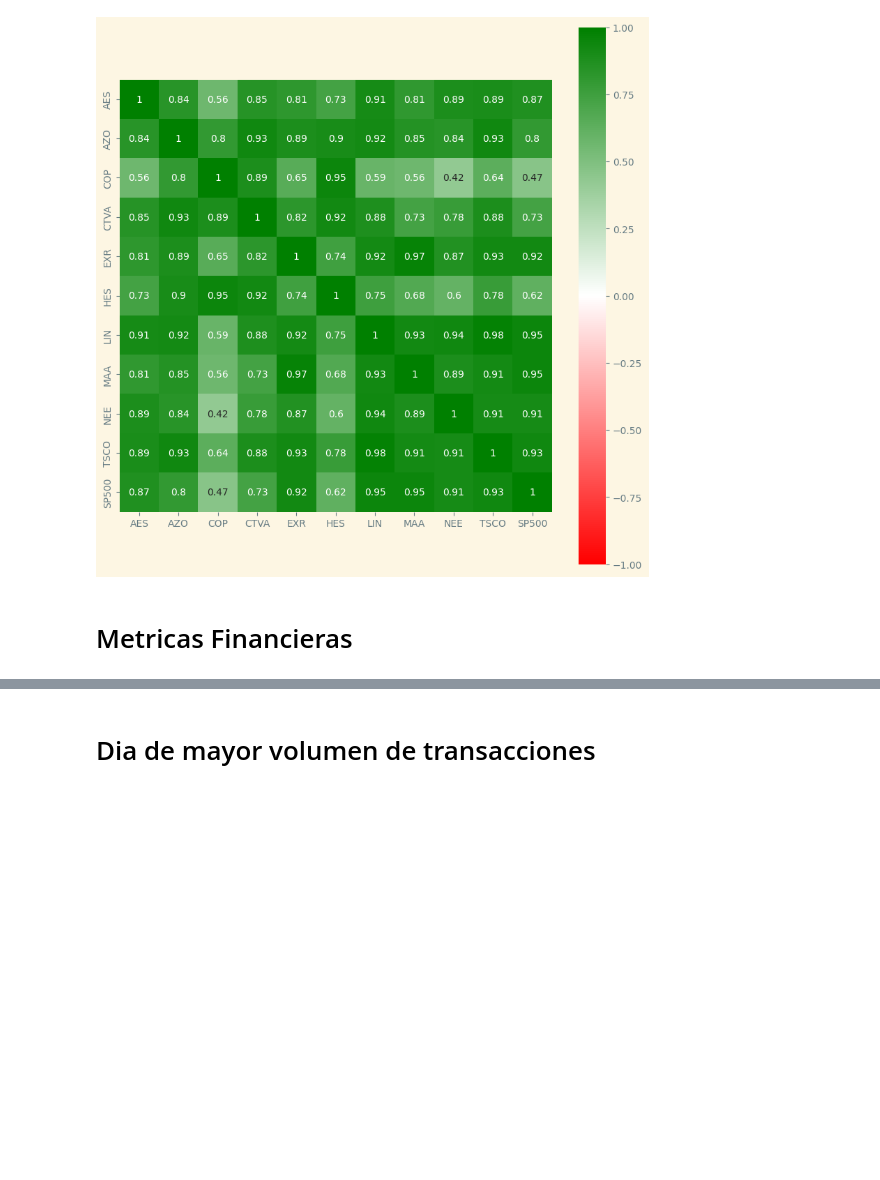
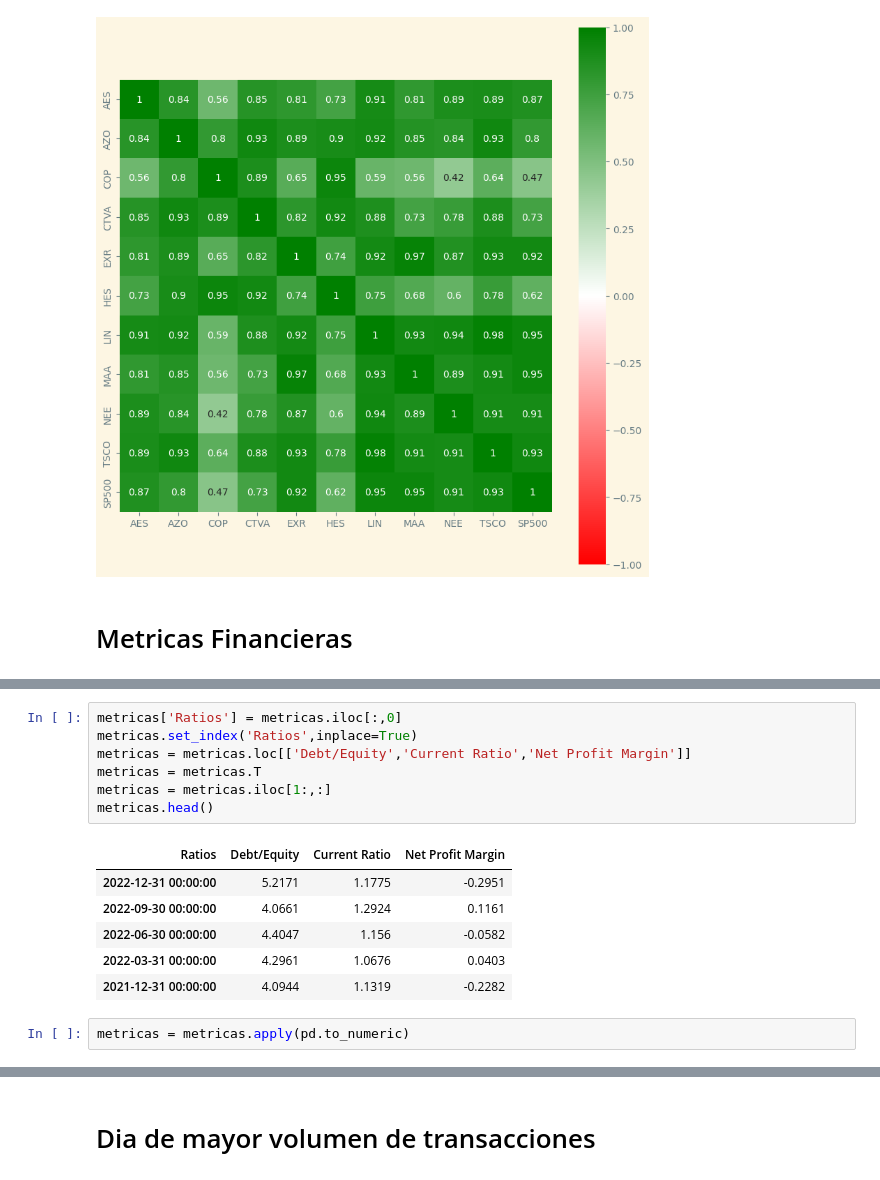
Before and after one commit to LuisM18/PI2_Henry, a Jupyter notebook: EDA.ipynb, the cells around one changed output, grey strips where cells are left out. Drawn from its saved outputs; the diff is of its cells as text; blank space fills up the shorter version.

```diff
--- a/EDA.ipynb
+++ b/EDA.ipynb
@@ -571,0 +566,16 @@ for i in symbols:
+# %%
+metricas['Ratios'] = metricas.iloc[:,0]
+metricas.set_index('Ratios',inplace=True)
+metricas = metricas.loc[['Debt/Equity','Current Ratio','Net Profit Margin']]
+metricas = metricas.T
+metricas = metricas.iloc[1:,:]
+metricas.head()
+# %% [output]
+| Ratios | Debt/Equity | Current Ratio | Net Profit Margin |
+| 2022-12-31 00:00:00 | 5.2171 | 1.1775 | -0.2951 |
+| 2022-09-30 00:00:00 | 4.0661 | 1.2924 | 0.1161 |
+| 2022-06-30 00:00:00 | 4.4047 | 1.156 | -0.0582 |
+| 2022-03-31 00:00:00 | 4.2961 | 1.0676 | 0.0403 |
+| 2021-12-31 00:00:00 | 4.0944 | 1.1319 | -0.2282 |
+# %%
+metricas = metricas.apply(pd.to_numeric)
```
Also changed, not shown: parts of 7 cells of this notebook, 2 other files.
